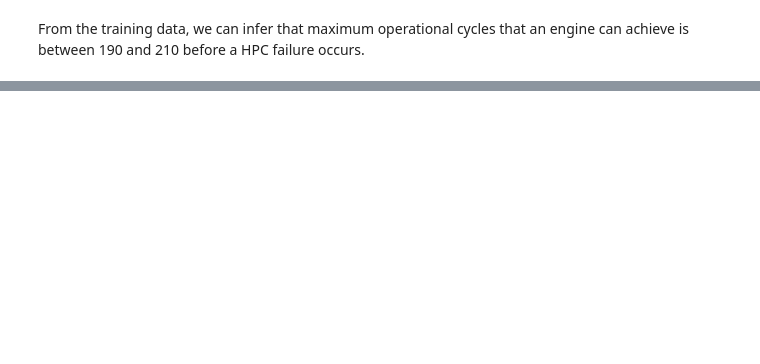
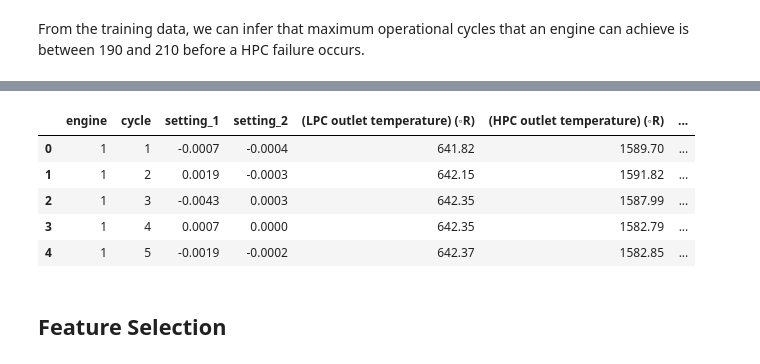
Before and after one commit to emreaytkn/edge-analytics, a Jupyter notebook: C-MAPSS EDA.ipynb, the cells around one changed output, grey strips where cells are left out. Drawn from its saved outputs; the diff is of its cells as text; code cells hidden in the pictures; blank space fills up the shorter version.

```diff
--- a/C-MAPSS EDA.ipynb
+++ b/C-MAPSS EDA.ipynb
@@ -130,2 +198,5 @@ Text(0.5, 6.79999999999999, 'max cycle')
 # %% [markdown]
 From the training data, we can infer that maximum operational cycles that an engine can achieve is between 190 and 210 before a HPC failure occurs.
+# %%
+df_train = df_train.merge(max_cycles, how="left", on=['engine'])
+df_train.head()
@@ -131,0 +210,11 @@ From the training data, we can infer that maximum operational cycles that an eng
+# %%
+df_train['RUL'] = df_train['max_cycle'] - df_train['cycle']
+df_train.drop(['max_cycle'], axis=1, inplace=True)
+df_train.head()
+# %% [output]
+|  | engine | cycle | setting_1 | setting_2 | (LPC outlet temperature) (◦R) | (HPC outlet temperature) (◦R) | ... |
+| 0 | 1 | 1 | -0.0007 | -0.0004 | 641.82 | 1589.70 | ... |
+| 1 | 1 | 2 | 0.0019 | -0.0003 | 642.15 | 1591.82 | ... |
+| 2 | 1 | 3 | -0.0043 | 0.0003 | 642.35 | 1587.99 | ... |
+| 3 | 1 | 4 | 0.0007 | 0.0000 | 642.35 | 1582.79 | ... |
+| 4 | 1 | 5 | -0.0019 | -0.0002 | 642.37 | 1582.85 | ... |
@@ -131,0 +223,2 @@ From the training data, we can infer that maximum operational cycles that an eng
+# %% [markdown]
+## Feature Selection
```
Also changed, not shown: parts of 27 cells of this notebook, 21 other files.
